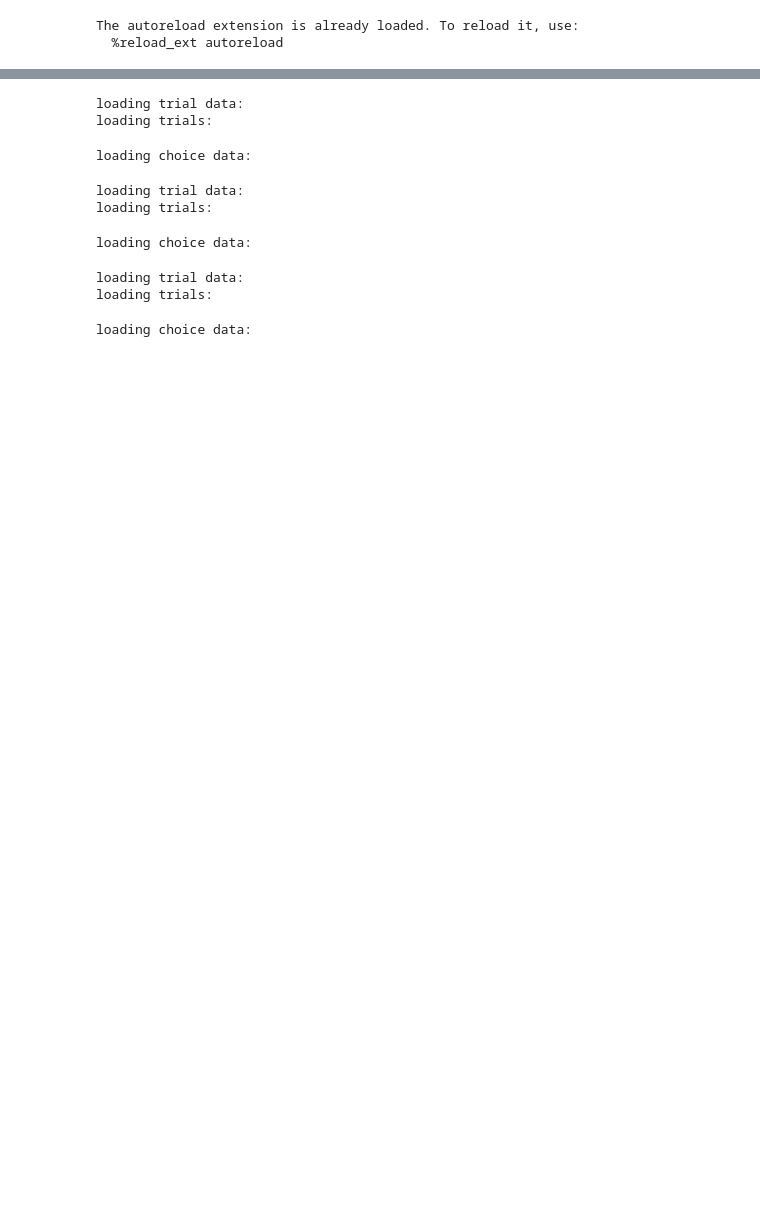
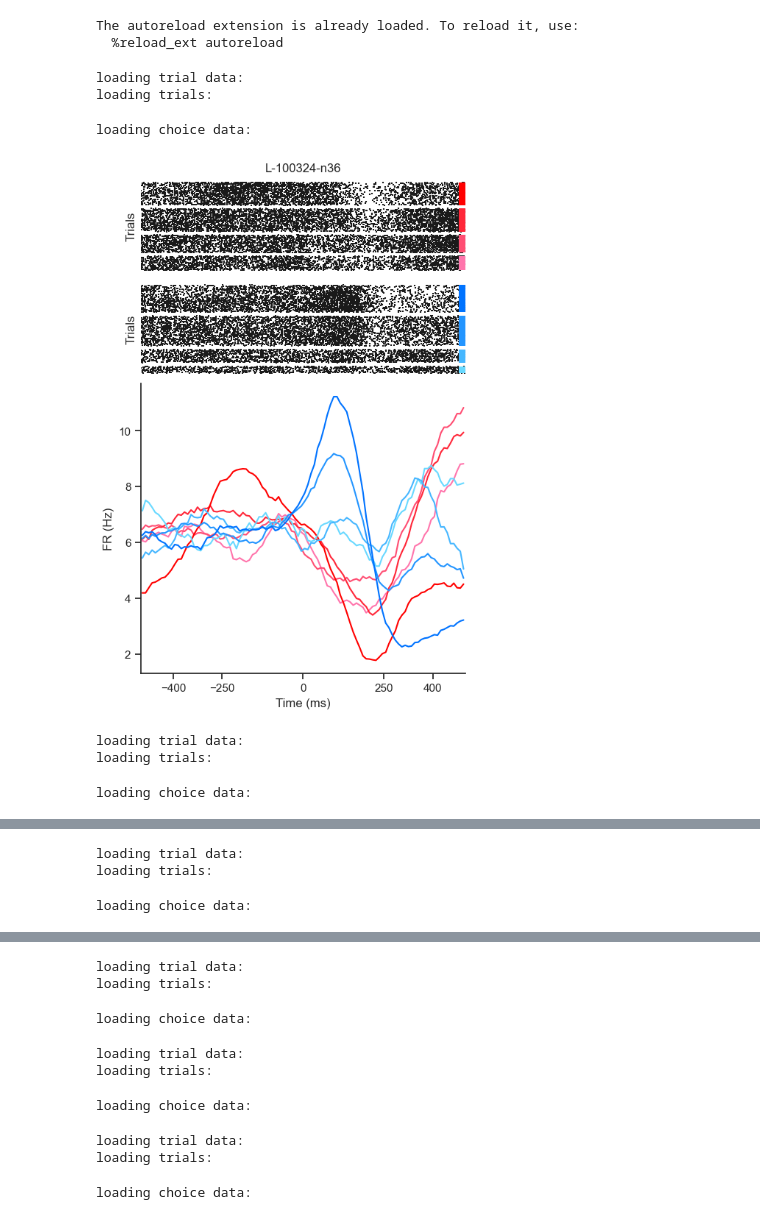
Before and after one commit to wjung21/PlanningDynamics, a Jupyter notebook: figures/fig4.ipynb, the cells around one changed output, grey strips where cells are left out. Cells and saved outputs as stored; diff of their text form; code cells hidden in the pictures; blank space fills up the shorter version.

```diff
--- a/figures/fig4.ipynb
+++ b/figures/fig4.ipynb
@@ -17,0 +80,38 @@ fnames = utils.get_filenames()
+# %%
+#f = np.hstack([fnames["bart"], fnames["london"]])
+def fig4a():
+    def find_filename(date, f):
+        for fname in f:
+            if date in fname:
+                return fname
+
+    unit1 = ["100324", 36, "london"]
+    unit2 = ["040423", 8, "bart"]
+    unit3 = ["101124", 78, "london"]
+
+    for unit in [unit1, unit2, unit3]:
+        fname = find_filename(unit[0], fnames[unit[2]])
+        data = nwbWrapper(fname, region="OFC")
+        fig, ax = plt.subplots(3, 1, figsize=(5, 7.5), gridspec_kw={"height_ratios": [1, 1, 3]}, constrained_layout=True)
+        choice_and_plan_value_psth(ax, data, unit=unit[1])
+
+        sns.despine(ax=ax[2])
+        sns.despine(ax=ax[0], left=True, bottom=True)
+        sns.despine(ax=ax[1], left=True, bottom=True)
+        for j in range(2):
+            ax[j].set_xticks([])
+            ax[j].set_yticks([])
+        #ax[1].set_yticks([2, 7])
+        ax[2].set_xticks([-400, -250, 0, 250, 400])
+        ax[0].set_title("%s-%s-n%i" % (unit[2][0].upper(), unit[0], unit[1]))
+        plt.show()
+
+fig4a()
+# %% [output]
+loading trial data:
+loading trials:
+loading choice data:
+[figure, added]
+loading trial data:
+loading trials:
+loading choice data:
@@ -17,0 +119,3 @@ fnames = utils.get_filenames()
+loading trial data:
+loading trials:
+loading choice data:
```
Also changed, not shown: parts of 13 cells of this notebook.
